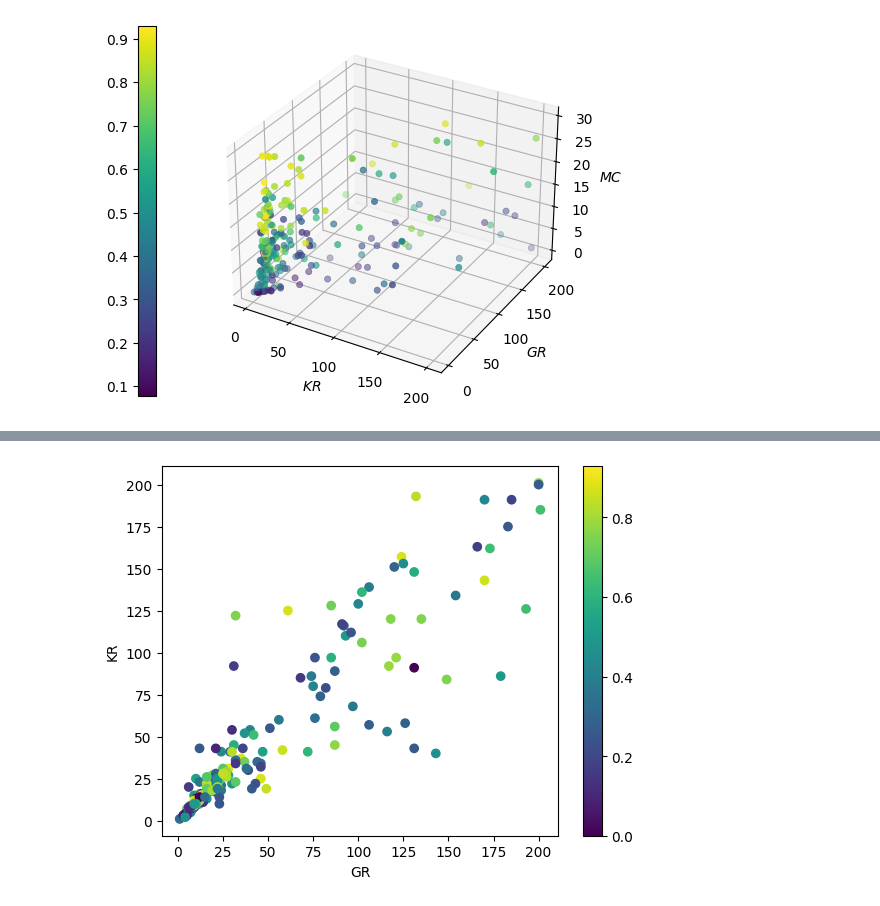
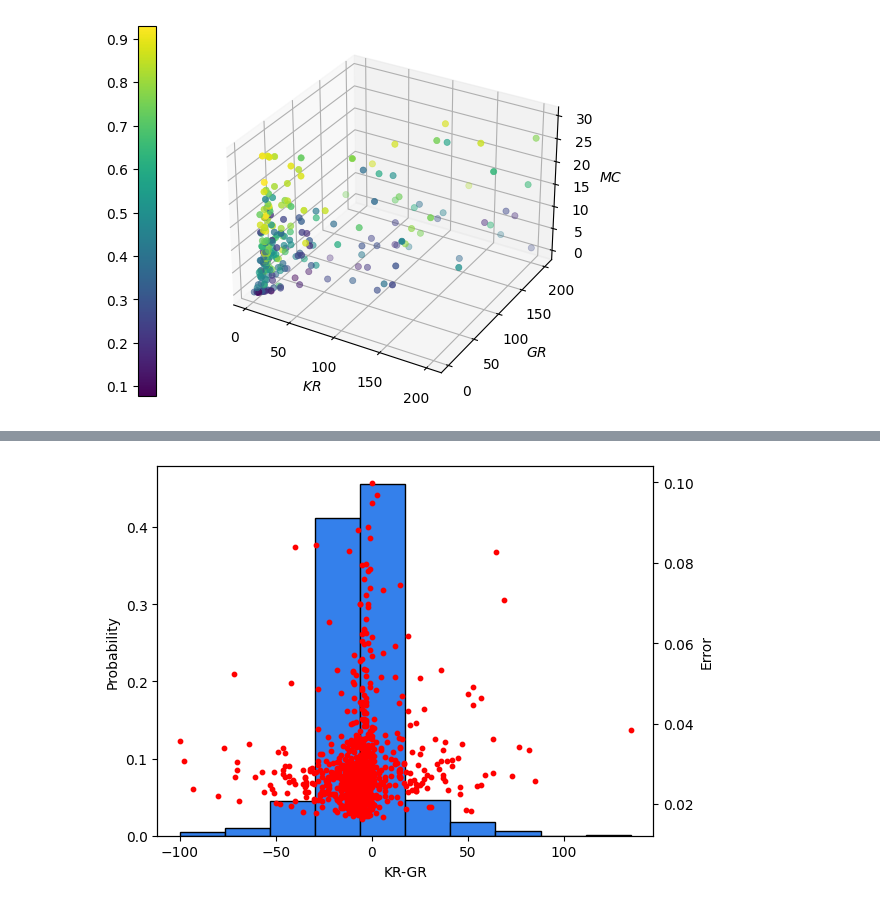
Before and after one commit to aloksGithub/gesture_recognition, a Jupyter notebook: global1.ipynb, the cells around one changed output, grey strips where cells are left out. Saved outputs shown, nothing was run; the diff lists cells and outputs as text; code cells hidden in the pictures.

```diff
--- a/global1.ipynb
+++ b/global1.ipynb
@@ -387,0 +300,10 @@ array([  10,  134,   21,    5,    0,    0,    0,    0,    0, -903,  -38,
+# %%
+file = open('logs/behaviorSpace_1674396910', 'rb')
+data = pickle.load(file)
+file.close()
+
+data['generalizability'] = grs
+data['separability'] = krs
+file = open('logs/behaviorSpace_{}'.format(math.floor(time.time())), 'wb')
+pickle.dump(data, file)
+file.close()
@@ -393,50 +319,64 @@ import numpy as np
 def makeGraph(x, y, c):
     plt.scatter(x, y, c=c)
 
-file = open('behaviorSpace', 'rb')
+file = open('logs/behaviorSpace_1674557139', 'rb')
 data = pickle.load(file)
 file.close()
 
-plt.figure()
-plt.scatter(data['seperability'], data['generalizability'], c=data['scores'])
-plt.colorbar()
-plt.xlabel("GR")
-plt.ylabel("KR")
+toRemove = []
 
-plt.figure()
-plt.scatter(data['mc'], data['seperability'], c=data['scores'])
-plt.colorbar()
-plt.xlabel("MC")
-plt.ylabel("KR")
+for i, error in enumerate(data['errors']):
+    if error>0.1:
+        toRemove.append(i)
 
-plt.figure()
-plt.scatter(data['mc'], data['generalizability'], c=data['scores'])
-plt.colorbar()
-plt.xlabel("MC")
-plt.ylabel("GR")
+for i in reversed(toRemove):
+    del data['separability'][i]
+    del data['generalizability'][i]
+    del data['errors'][i]
+    del data['mc'][i]
 
-plt.figure()
-plt.scatter(np.array(data['seperability'])-np.array(data['generalizability']), data['scores'])
-plt.xlabel("KR-GR")
-plt.ylabel("Score")
+def makeGraph(x, y, label):
+    fig, ax1 = plt.subplots()
+    ax2 = ax1.twinx()
 
-plt.figure()
-plt.scatter(data['mc'], data['scores'])
-plt.xlabel("MC")
-plt.ylabel("Score")
+    weights = np.ones_like(x) / len(x)
+    ax1.hist(x, weights=weights,  color='#3480eb', edgecolor='black')
+    ax2.scatter(x, y, s=10, color='red')
+    ax2.set_ylabel("Error")
+    ax1.set_ylabel("Probability")
+    ax1.set_xlabel(label)
 
-plt.figure()
-plt.scatter(data['seperability'], data['scores'])
-plt.xlabel("KR")
-plt.ylabel("Score")
 
-plt.figure()
-plt.scatter(data['generalizability'], data['scores'])
-plt.xlabel("GR")
-plt.ylabel("Score")
+makeGraph(np.array(data['separability'])-np.array(data['generalizability']), data['errors'], "KR-GR")
+makeGraph(data['mc'],  data['errors'], "MC")
+makeGraph(data['separability'],  data['errors'], "KR")
+makeGraph(data['generalizability'],  data['errors'], "GR")
+
+# plt.figure()
+# plt.hist(np.array(data['separability'])-np.array(data['generalizability']), color='red')
+# ax2 = plt.twinx()
+# ax2.scatter(np.array(data['separability'])-np.array(data['generalizability']), data['errors'])
+# ax2.set_ylabel("Error")
+# plt.xlabel("KR-GR")
+# plt.ylabel("Probability")
+
+# plt.figure()
+# plt.scatter(data['mc'], data['errors'])
+# plt.xlabel("MC")
+# plt.ylabel("Error")
+
+# plt.figure()
+# plt.scatter(data['separability'], data['errors'])
+# plt.xlabel("KR")
+# plt.ylabel("Error")
+
+# plt.figure()
+# plt.scatter(data['generalizability'], data['errors'])
+# plt.xlabel("GR")
+# plt.ylabel("Error")
 
 # makeGraph(data["mc"], data["scores"])
 # makeGraph(data["generalizability"], data["scores"])
-# makeGraph(data["scores"], np.array(data['generalizability'])-np.array(data['seperability']), data["scores"])
-# makeGraph(data["seperability"], data["generalizability"], data["scores"])
+# makeGraph(data["scores"], np.array(data['generalizability'])-np.array(data['separability']), data["scores"])
+# makeGraph(data["separability"], data["generalizability"], data["scores"])
 # %% [output]
@@ -444 +383 @@ Text(0, 0.5, 'Score')
-[figure, old version]
+[figure, new version]
```
Also changed, not shown: parts of 12 cells of this notebook, 10 other files.
